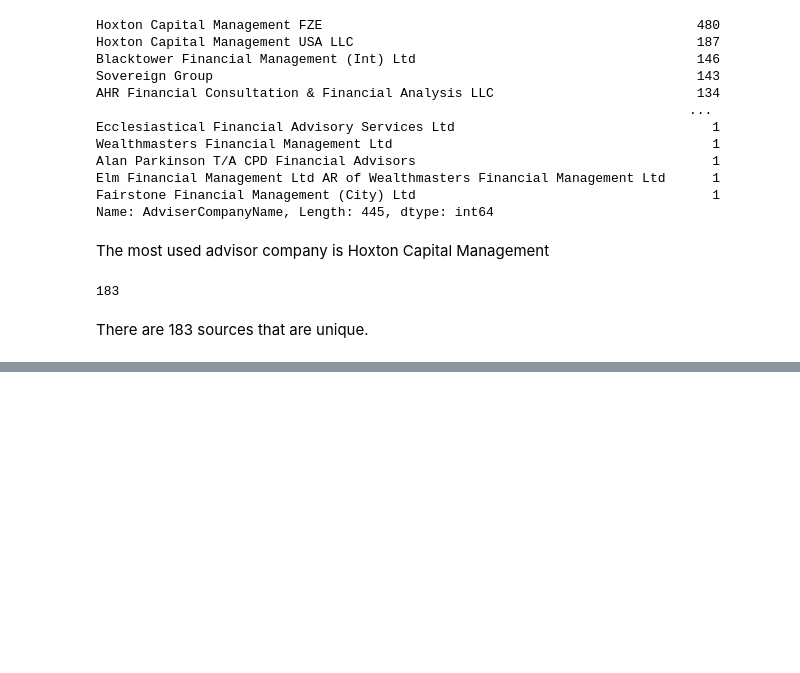
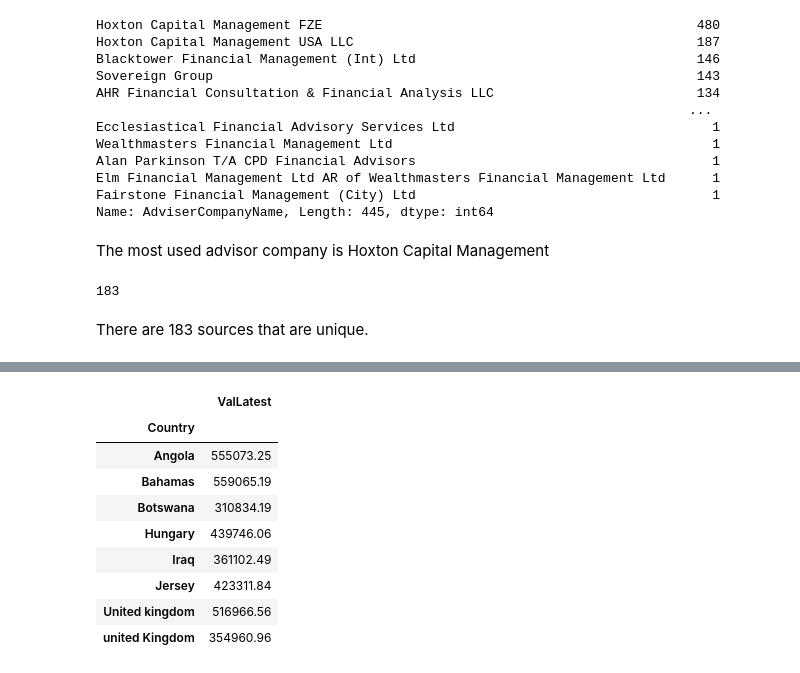
Before and after one commit to pyagoubi/Customer-Analysis, a Jupyter notebook: customer_analysis.ipynb, the cells around one changed output, grey strips where cells are left out. Saved outputs shown, nothing was run; the diff lists cells and outputs as text; code cells hidden in the pictures; blank space fills up the shorter version.

```diff
--- a/customer_analysis.ipynb
+++ b/customer_analysis.ipynb
@@ -402,0 +447,13 @@ There are 183 sources that are unique.
+# %%
+df_country[df_country['ValLatest']>300000]
+# %% [output]
+|  | ValLatest |
+| Country |  |
+| Angola | 555073.25 |
+| Bahamas | 559065.19 |
+| Botswana | 310834.19 |
+| Hungary | 439746.06 |
+| Iraq | 361102.49 |
+| Jersey | 423311.84 |
+| United kingdom | 516966.56 |
+| united Kingdom | 354960.96 |
```
Also changed, not shown: parts of 9 cells of this notebook.
